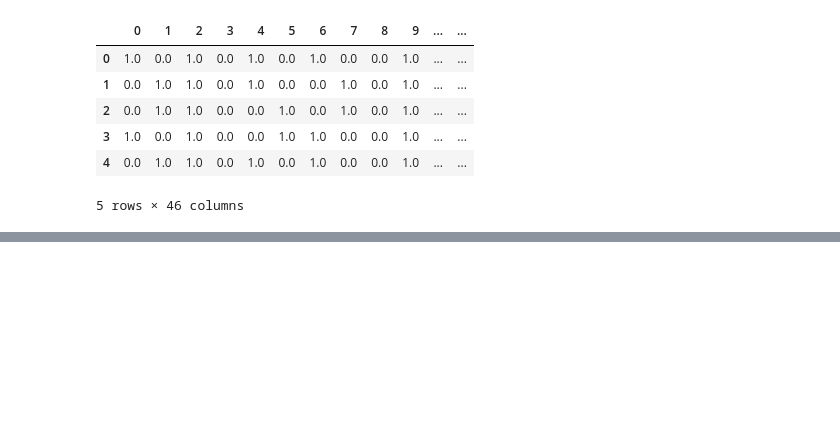
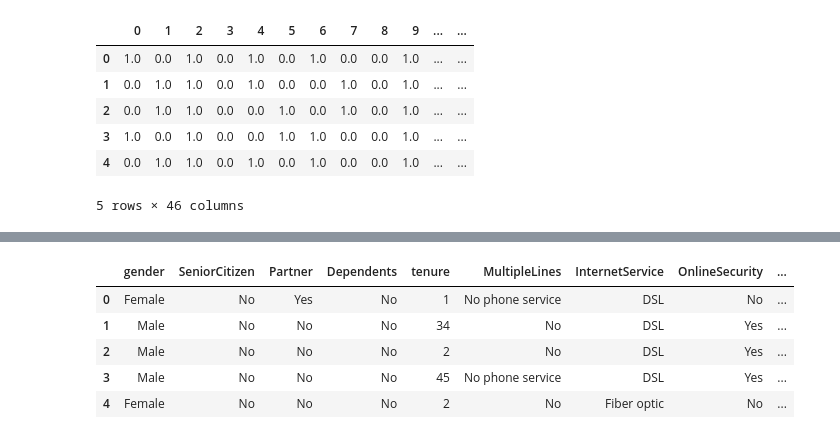
Before and after one commit to ge0rgeth0mas/telco-customer-churn, a Jupyter notebook: telco_customer_churn/modeling/model_feature_selection.ipynb, the cells around one changed output, grey strips where cells are left out. Drawn from its saved outputs; the diff is of its cells as text; code cells hidden in the pictures; blank space fills up the shorter version.

```diff
--- a/telco_customer_churn/modeling/model_feature_selection.ipynb
+++ b/telco_customer_churn/modeling/model_feature_selection.ipynb
@@ -111,0 +138,4 @@ X_train_OH.head()
+# %%
+phone_feats = ['PhoneService', 'MultipleLines']
+internet_feats = ['InternetService', 'OnlineSecurity', 'OnlineBackup', 'DeviceProtection', 'TechSupport', 'StreamingTV','StreamingMovies']
+data[phone_feats].value_counts()
@@ -111,0 +168,17 @@ X_train_OH.head()
+# %%
+X2 = data.copy().drop('Churn', axis=1)
+X2.drop('PhoneService', axis=1, inplace=True)
+for col in internet_feats[1:]:
+    X2[col] = X2[col].replace({'No internet service':'No'})
+
+cat_columns = X2.select_dtypes(include='object').columns
+num_columns = X2.select_dtypes(include='number').columns
+# %%
+X2.head()
+# %% [output]
+|  | gender | SeniorCitizen | Partner | Dependents | tenure | MultipleLines | InternetService | OnlineSecurity | ... |
+| 0 | Female | No | Yes | No | 1 | No phone service | DSL | No | ... |
+| 1 | Male | No | No | No | 34 | No | DSL | Yes | ... |
+| 2 | Male | No | No | No | 2 | No | DSL | Yes | ... |
+| 3 | Male | No | No | No | 45 | No phone service | DSL | Yes | ... |
+| 4 | Female | No | No | No | 2 | No | Fiber optic | No | ... |
```
Also changed, not shown: parts of 37 cells of this notebook, 1 other file.
